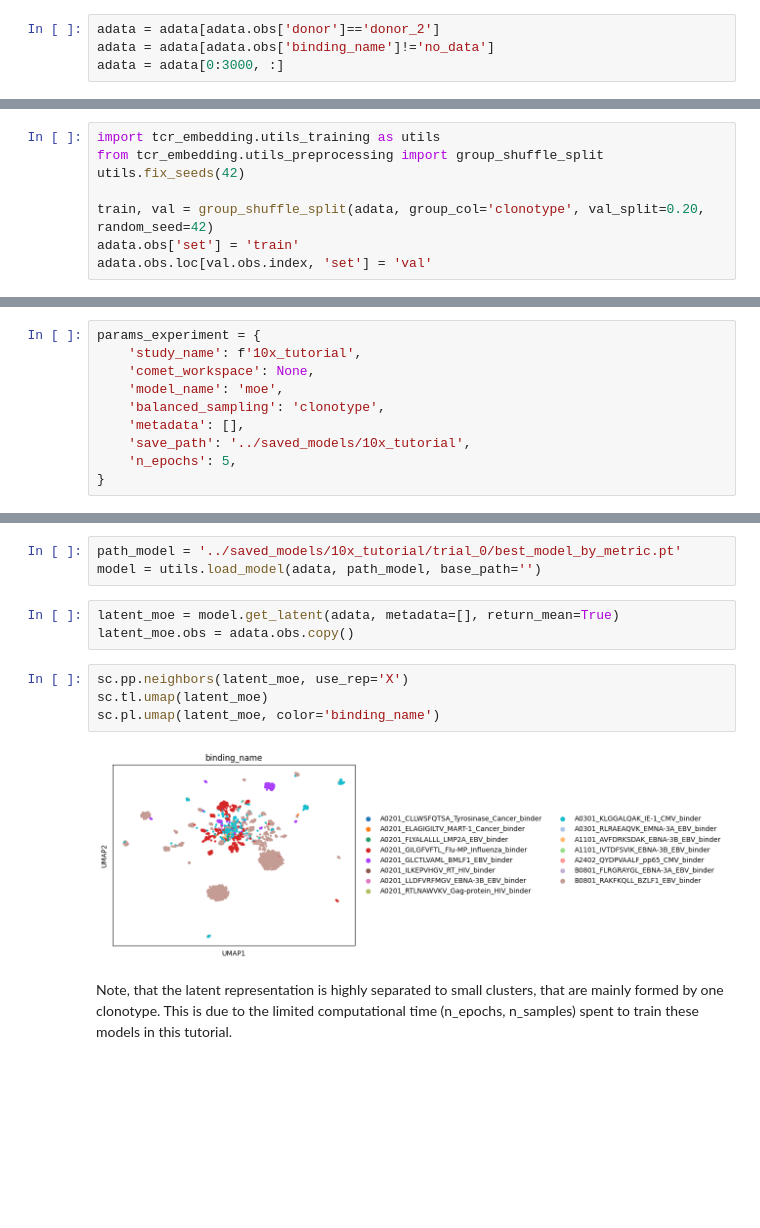
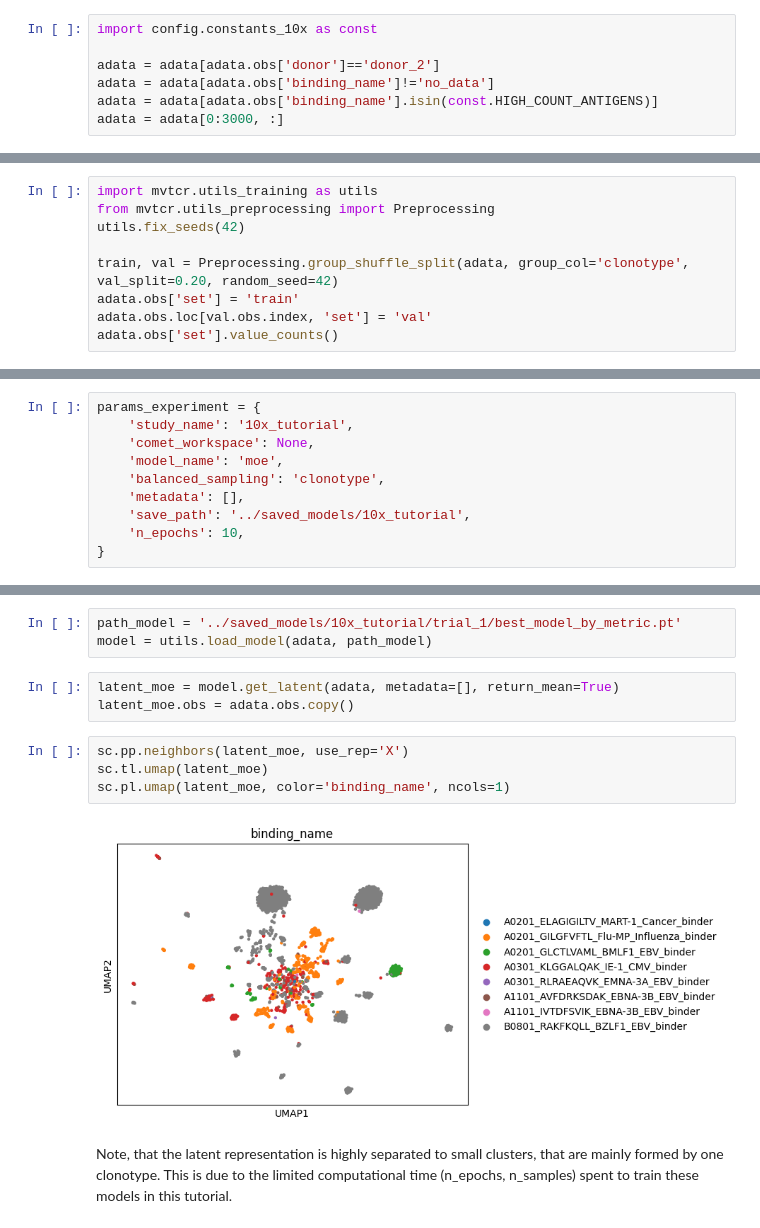
Before and after one commit to SchubertLab/mvTCR, a Jupyter notebook: tutorials/03_training_prediction.ipynb, the cells around one changed output, grey strips where cells are left out. Saved outputs shown, nothing was run; the diff lists cells and outputs as text; blank space fills up the shorter version.

```diff
--- a/tutorials/03_training_prediction.ipynb
+++ b/tutorials/03_training_prediction.ipynb
@@ -13,15 +19,19 @@ path_data = '../data/10x_CD8TC/v7_avidity.h5ad'
 adata = sc.read(path_data)
 # %%
+import config.constants_10x as const
+
 adata = adata[adata.obs['donor']=='donor_2']
 adata = adata[adata.obs['binding_name']!='no_data']
+adata = adata[adata.obs['binding_name'].isin(const.HIGH_COUNT_ANTIGENS)]
 adata = adata[0:3000, :]
 # %% [markdown]
 Then we divide the data into training and validation data. Typically, a split of 20% validation data was used. The data is splitted to uniquely group 'clonotype' to either training or validation set.
 # %%
-import tcr_embedding.utils_training as utils
-from tcr_embedding.utils_preprocessing import group_shuffle_split
+import mvtcr.utils_training as utils
+from mvtcr.utils_preprocessing import Preprocessing
 utils.fix_seeds(42)
 
-train, val = group_shuffle_split(adata, group_col='clonotype', val_split=0.20, random_seed=42)
+train, val = Preprocessing.group_shuffle_split(adata, group_col='clonotype', val_split=0.20, random_seed=42)
 adata.obs['set'] = 'train'
 adata.obs.loc[val.obs.index, 'set'] = 'val'
+adata.obs['set'].value_counts()
@@ -37,13 +52,13 @@ We need to proivde the model a couple of parameters:
 - n_epoch: amounts of epochs to train the model. For the paper we used 200 epochs. For showcasing however, we will reduce it to 5.
 # %%
 params_experiment = {
-    'study_name': f'10x_tutorial',
+    'study_name': '10x_tutorial',
     'comet_workspace': None,
     'model_name': 'moe',
     'balanced_sampling': 'clonotype',
     'metadata': [],
     'save_path': '../saved_models/10x_tutorial',
-    'n_epochs': 5,
+    'n_epochs': 10,
 }
 # %% [markdown]
 ## Defining Optimization parameters
@@ -79,16 +96,16 @@ Best trial:
 ## Output
 The console output indicates the best model after Hyperparameter Optimization. We will now load this model and embedd our data with it. Following, we can continue with standard analysis. Typically, we used considerable larger amount of training runs (e.g. 48 GPU-hours). Note: when increasing the number of GPUs, you will also need to scale the CPU resources, so that the training is not bottlenecked by e.g. dataloading on CPU.
 # %%
-path_model = '../saved_models/10x_tutorial/trial_0/best_model_by_metric.pt'
-model = utils.load_model(adata, path_model, base_path='')
+path_model = '../saved_models/10x_tutorial/trial_1/best_model_by_metric.pt'
+model = utils.load_model(adata, path_model)
 # %%
 latent_moe = model.get_latent(adata, metadata=[], return_mean=True)
 latent_moe.obs = adata.obs.copy()
 # %%
 sc.pp.neighbors(latent_moe, use_rep='X')
 sc.tl.umap(latent_moe)
-sc.pl.umap(latent_moe, color='binding_name')
+sc.pl.umap(latent_moe, color='binding_name', ncols=1)
 # %% [output]
-[figure, old version]
+[figure, new version]
 # %% [markdown]
 Note, that the latent representation is highly separated to small clusters, that are mainly formed by one clonotype. This is due to the limited computational time (n_epochs, n_samples) spent to train these models in this tutorial.
```
Also changed, not shown: parts of 5 cells of this notebook, 54 other files.
